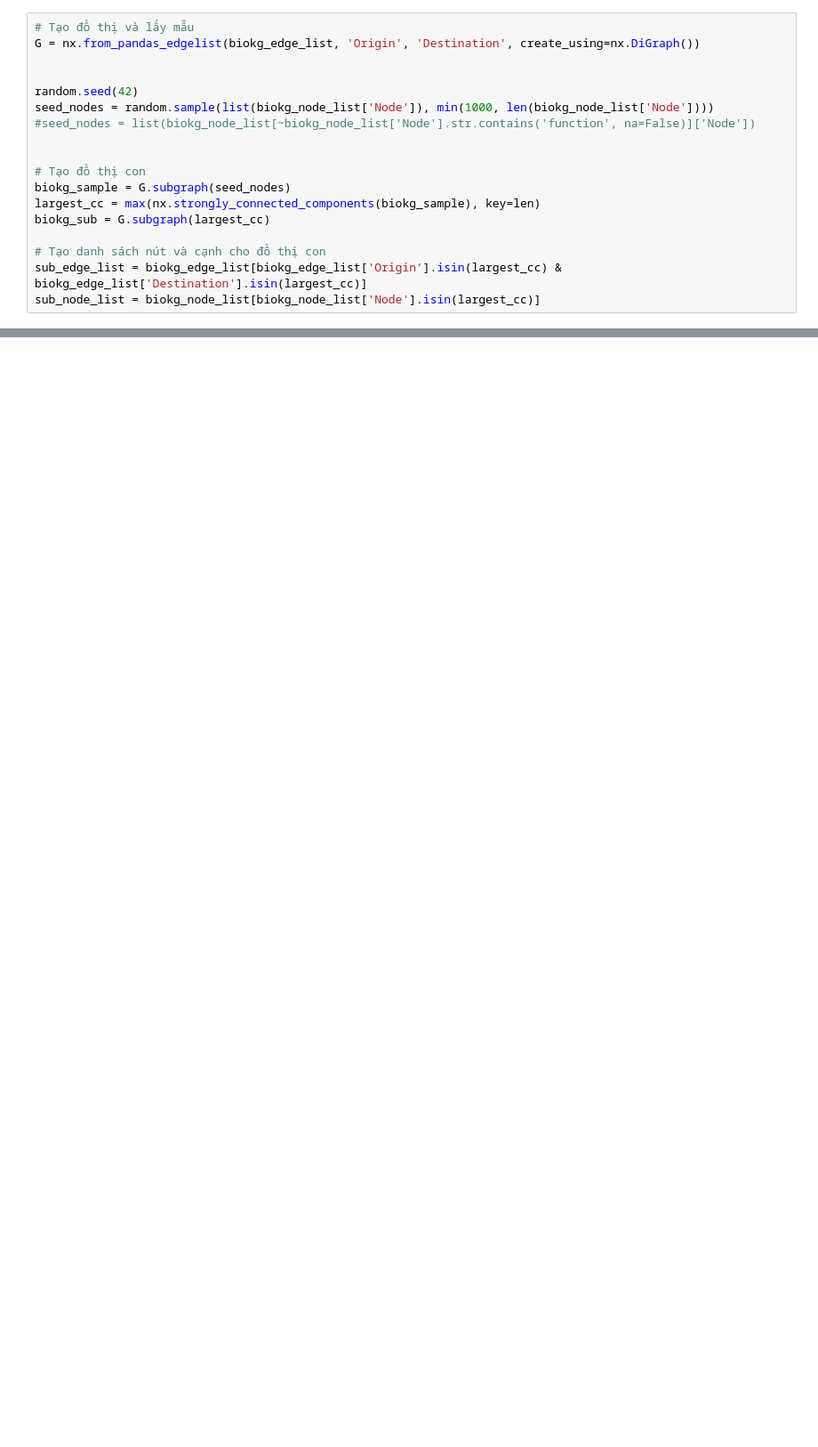
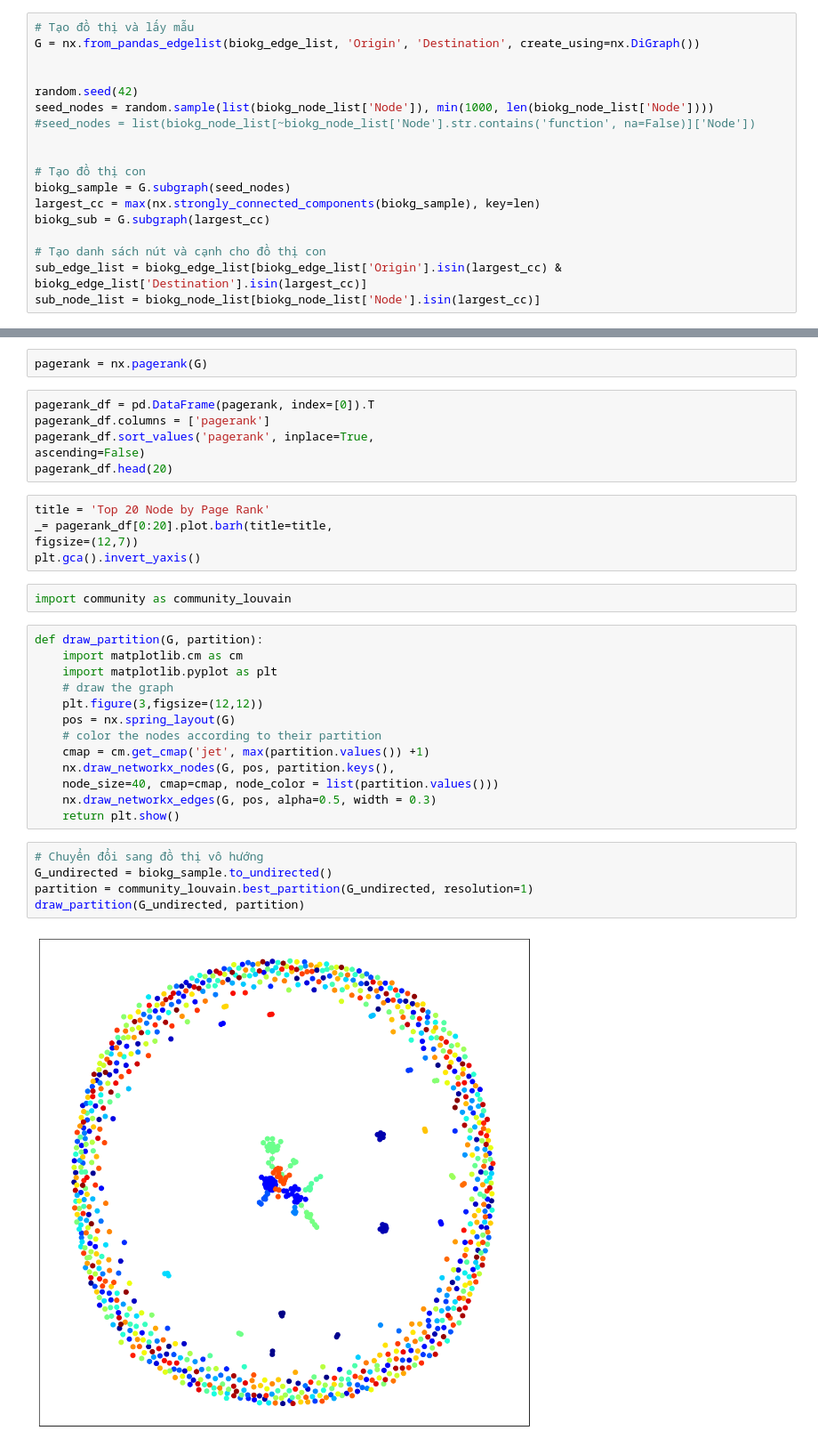
Before and after one commit to phungbminh/graph-data-science, a Jupyter notebook: working/session-01/analyst-biokg.ipynb, the cells around one changed output, grey strips where cells are left out. Shown at 89% size. Saved outputs shown, nothing was run; the diff lists cells and outputs as text; blank space fills up the shorter version.

```diff
--- a/working/session-01/analyst-biokg.ipynb
+++ b/working/session-01/analyst-biokg.ipynb
@@ -270,0 +276,35 @@ degrees
+# %%
+pagerank = nx.pagerank(G)
+# %%
+pagerank_df = pd.DataFrame(pagerank, index=[0]).T
+pagerank_df.columns = ['pagerank']
+pagerank_df.sort_values('pagerank', inplace=True,
+ascending=False)
+pagerank_df.head(20)
+# %%
+title = 'Top 20 Node by Page Rank'
+_= pagerank_df[0:20].plot.barh(title=title,
+figsize=(12,7))
+plt.gca().invert_yaxis()
+# %%
+import community as community_louvain
+# %%
+def draw_partition(G, partition):
+    import matplotlib.cm as cm
+    import matplotlib.pyplot as plt
+    # draw the graph
+    plt.figure(3,figsize=(12,12))
+    pos = nx.spring_layout(G)
+    # color the nodes according to their partition
+    cmap = cm.get_cmap('jet', max(partition.values()) +1)
+    nx.draw_networkx_nodes(G, pos, partition.keys(),
+    node_size=40, cmap=cmap, node_color = list(partition.values()))
+    nx.draw_networkx_edges(G, pos, alpha=0.5, width = 0.3)
+    return plt.show()
+# %%
+# Chuyển đổi sang đồ thị vô hướng
+G_undirected = biokg_sample.to_undirected()
+partition = community_louvain.best_partition(G_undirected, resolution=1)
+draw_partition(G_undirected, partition)
+# %% [output]
+[figure, added]
```
Also changed, not shown: parts of 28 cells of this notebook.
